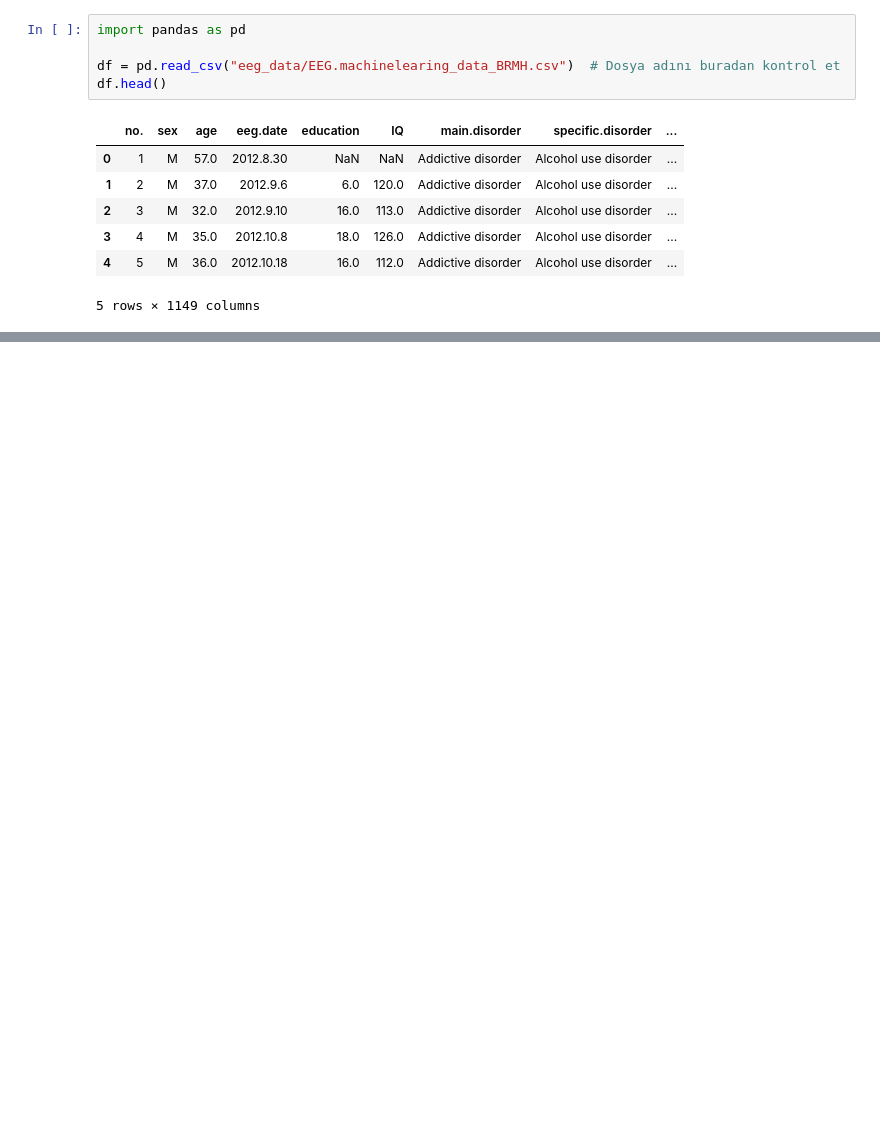
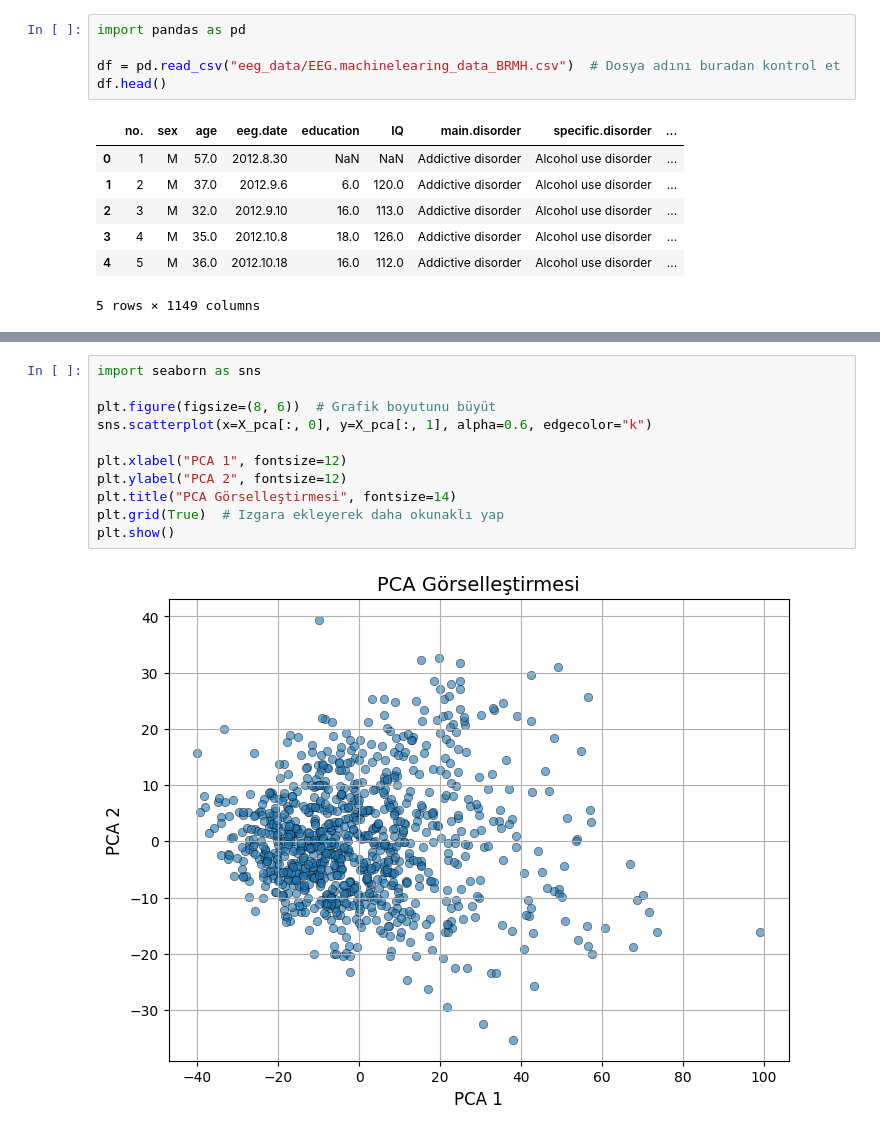
Before and after one commit to snmkrhn/EEG-Sinyalleri-ile-Psikiyatrik-Bozukluklar-n-Tespiti, a Jupyter notebook: EEG_Sinyalleri_ile_Psikiyatrik_Bozuklukların.ipynb, the cells around one changed output, grey strips where cells are left out. Saved outputs shown, nothing was run; the diff lists cells and outputs as text; blank space fills up the shorter version.

```diff
--- a/EEG_Sinyalleri_ile_Psikiyatrik_Bozuklukların.ipynb
+++ b/EEG_Sinyalleri_ile_Psikiyatrik_Bozuklukların.ipynb
@@ -851,0 +904,13 @@ ValueError: at least one array or dtype is required
+# %%
+import seaborn as sns
+
+plt.figure(figsize=(8, 6))  # Grafik boyutunu büyüt
+sns.scatterplot(x=X_pca[:, 0], y=X_pca[:, 1], alpha=0.6, edgecolor="k")
+
+plt.xlabel("PCA 1", fontsize=12)
+plt.ylabel("PCA 2", fontsize=12)
+plt.title("PCA Görselleştirmesi", fontsize=14)
+plt.grid(True)  # Izgara ekleyerek daha okunaklı yap
+plt.show()
+# %% [output]
+[figure, added]
```
Also changed, not shown: parts of 19 cells of this notebook.
